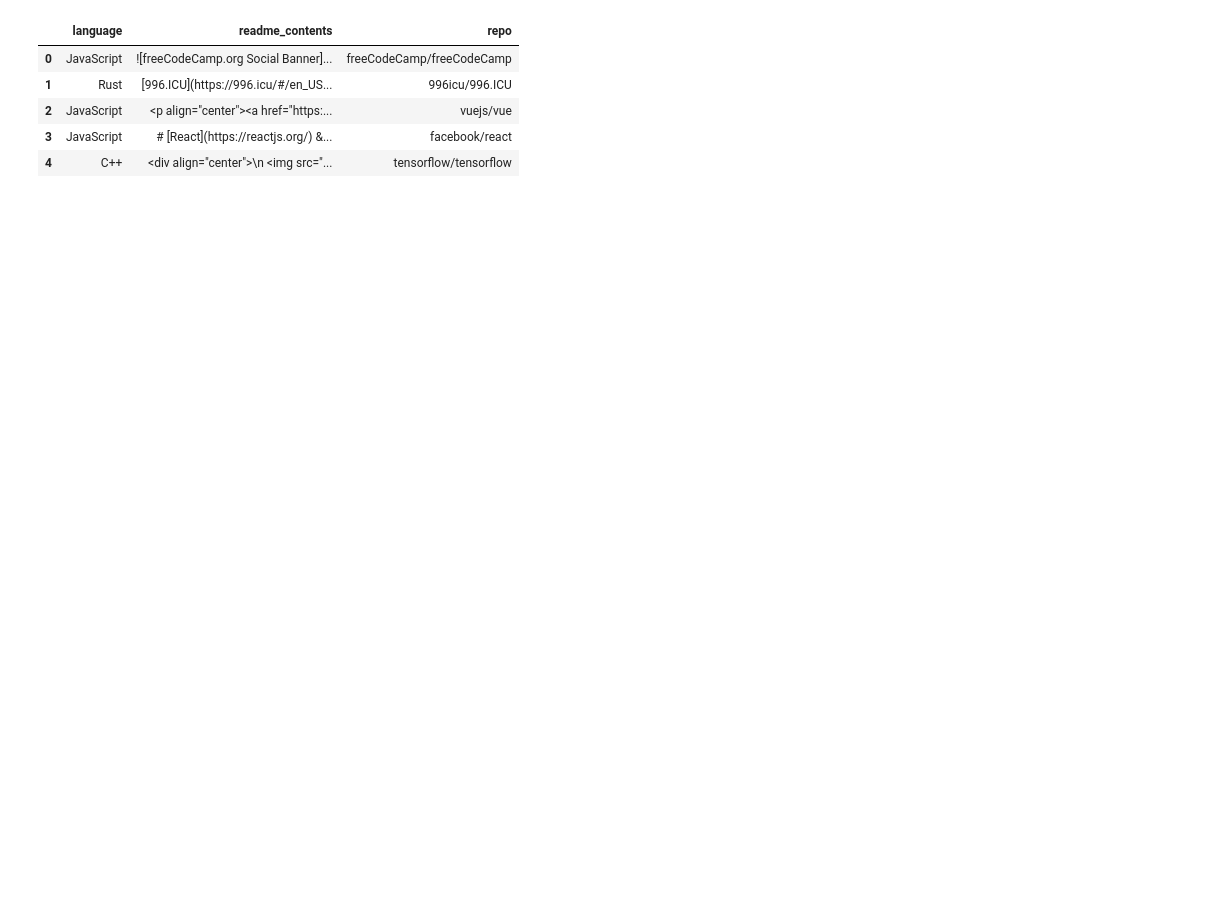
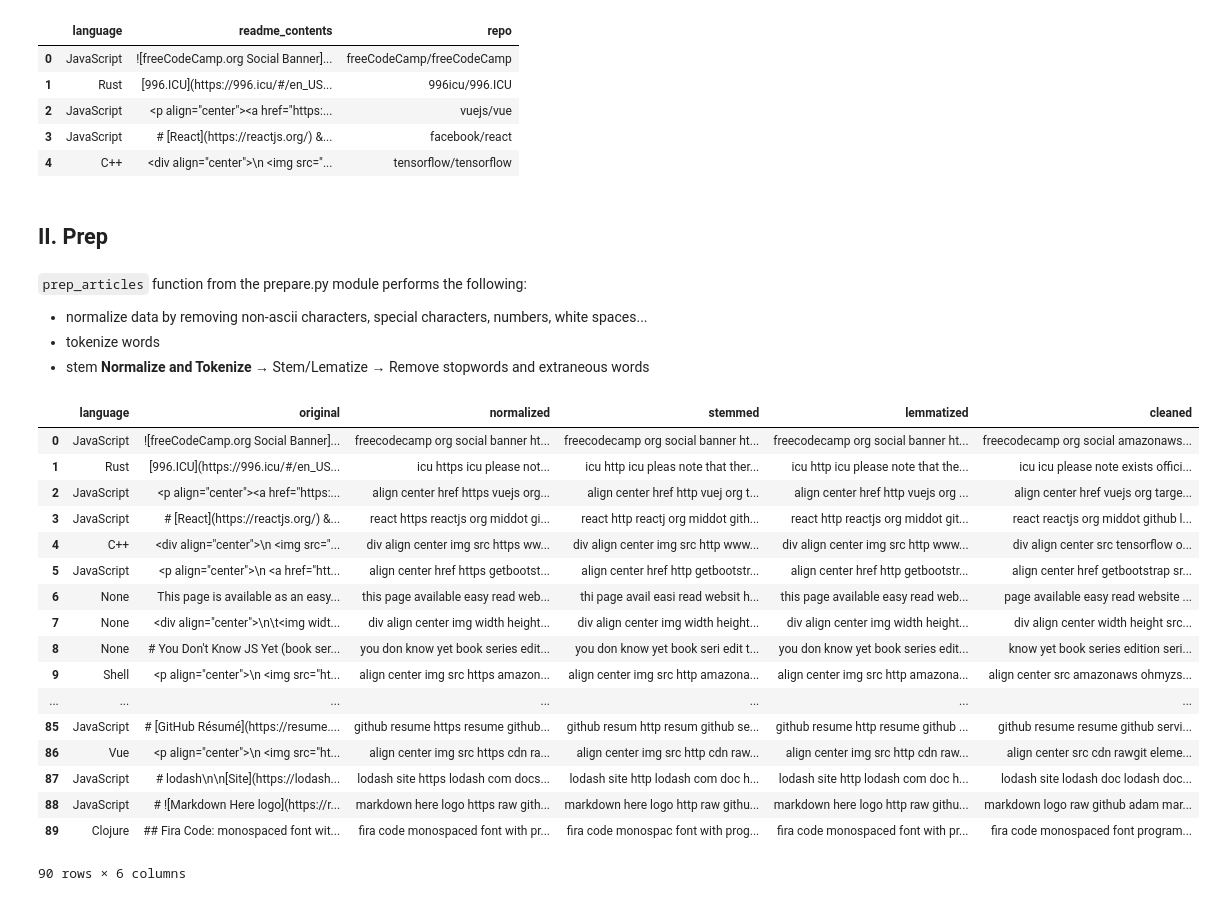
Before and after one commit to pellegrino-nlp/nlp_project, a Jupyter notebook: working_file.ipynb, the cells around one changed output. Saved outputs shown, nothing was run; the diff lists cells and outputs as text; code cells hidden in the pictures; blank space fills up the shorter version.

```diff
--- a/working_file.ipynb
+++ b/working_file.ipynb
@@ -81,3 +42,34 @@ def tokenize(string):
+# %% [markdown]
+## II. Prep
+# %% [markdown]
+`prep_articles` function from the prepare.py module performs the following:
+ - normalize data by removing non-ascii characters, special characters, numbers, white spaces...
+ - tokenize words
+ - stem
+**Normalize and Tokenize** → Stem/Lematize → Remove stopwords and extraneous words
+# %%
+df = prepare.prep_articles(df)
+# %%
+df
+# %% [output]
+|  | language | original | normalized | stemmed | lemmatized | cleaned |
+| 0 | JavaScript | ![freeCodeCamp.org Social Banner]... | freecodecamp org social banner ht... | freecodecamp org social banner ht... | freecodecamp org social banner ht... | freecodecamp org social amazonaws... |
+| 1 | Rust | [996.ICU](https://996.icu/#/en_US... | icu https icu please not... | icu http icu pleas note that ther... | icu http icu please note that the... | icu icu please note exists offici... |
+| 2 | JavaScript | <p align="center"><a href="https:... | align center href https vuejs org... | align center href http vuej org t... | align center href http vuejs org ... | align center href vuejs org targe... |
+| 3 | JavaScript | # [React](https://reactjs.org/) &... | react https reactjs org middot gi... | react http reactj org middot gith... | react http reactjs org middot git... | react reactjs org middot github l... |
+| 4 | C++ | <div align="center">\n <img src="... | div align center img src https ww... | div align center img src http www... | div align center img src http www... | div align center src tensorflow o... |
+| 5 | JavaScript | <p align="center">\n <a href="htt... | align center href https getbootst... | align center href http getbootstr... | align center href http getbootstr... | align center href getbootstrap sr... |
+| 6 | None | This page is available as an easy... | this page available easy read web... | thi page avail easi read websit h... | this page available easy read web... | page available easy read website ... |
+| 7 | None | <div align="center">\n\t<img widt... | div align center img width height... | div align center img width height... | div align center img width height... | div align center width height src... |
+| 8 | None | # You Don't Know JS Yet (book ser... | you don know yet book series edit... | you don know yet book seri edit t... | you don know yet book series edit... | know yet book series edition seri... |
+| 9 | Shell | <p align="center">\n <img src="ht... | align center img src https amazon... | align center img src http amazona... | align center img src http amazona... | align center src amazonaws ohmyzs... |
+| ... | ... | ... | ... | ... | ... | ... |
+| 85 | JavaScript | # [GitHub Résumé](https://resume.... | github resume https resume github... | github resum http resum github se... | github resume http resume github ... | github resume resume github servi... |
+| 86 | Vue | <p align="center">\n <img src="ht... | align center img src https cdn ra... | align center img src http cdn raw... | align center img src http cdn raw... | align center src cdn rawgit eleme... |
+| 87 | JavaScript | # lodash\n\n[Site](https://lodash... | lodash site https lodash com docs... | lodash site http lodash com doc h... | lodash site http lodash com doc h... | lodash site lodash doc lodash doc... |
+| 88 | JavaScript | # ![Markdown Here logo](https://r... | markdown here logo https raw gith... | markdown here logo http raw githu... | markdown here logo http raw githu... | markdown logo raw github adam mar... |
+| 89 | Clojure | ## Fira Code: monospaced font wit... | fira code monospaced font with pr... | fira code monospac font with prog... | fira code monospaced font with pr... | fira code monospaced font program... |
+90 rows × 6 columns
 # %% [markdown]
 What are the words we want to exclude?
 - http
```
Also changed, not shown: parts of 23 cells of this notebook.
